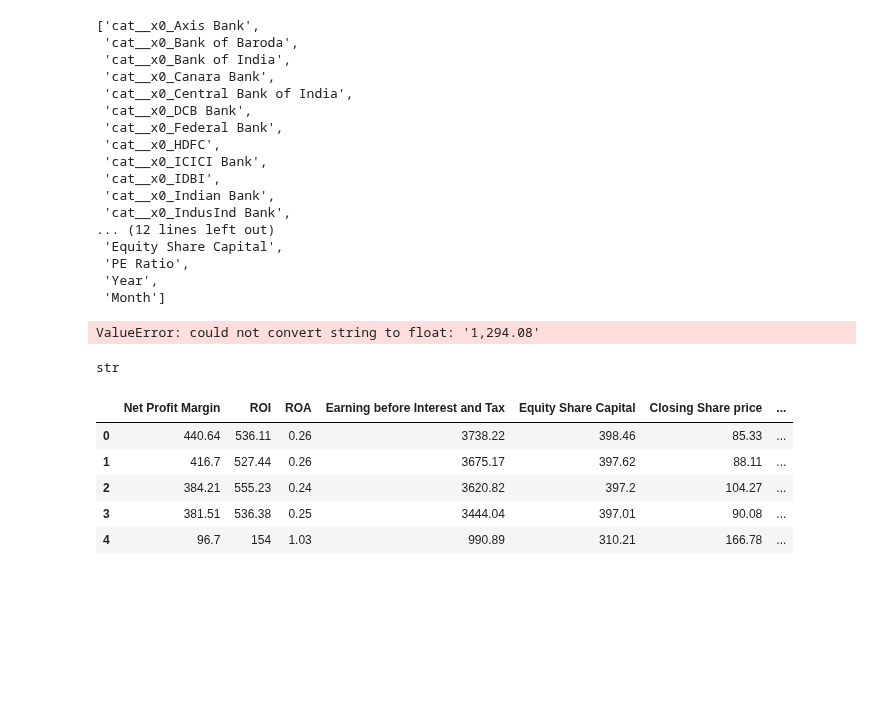
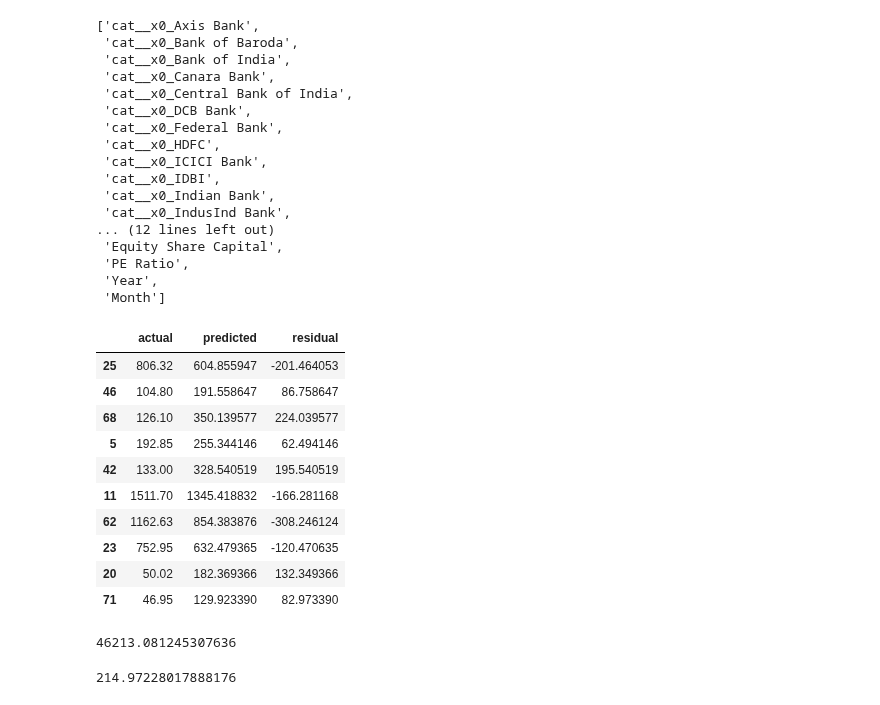
Before and after one commit to PranavChandra20/MLSL1, a Jupyter notebook: MLSL1-Updated.ipynb, the cells around one changed output. Cells and saved outputs as stored; diff of their text form; code cells hidden in the pictures; blank space fills up the shorter version.

```diff
--- a/MLSL1-Updated.ipynb
+++ b/MLSL1-Updated.ipynb
@@ -207,15 +228,22 @@ train_data['Net Profit Margin']=train_data['Net Profit Margin'].str.replace(',',
+# %%
+test_data['ROI']=test_data['ROI'].astype(str)
+test_data['ROA']=test_data['ROA'].astype(str)
+test_data['Earning before Interest and Tax']=test_data['Earning before Interest and Tax'].astype(str)
+test_data['Equity Share Capital']=test_data['Equity Share Capital'].astype(str)
+##test_data['Closing Share price']=test_data['Closing Share price'].astype(str)
+test_data['PE Ratio']=test_data['PE Ratio'].astype(str)
 # %%
-train_data['ROI']=train_data['ROI'].astype(str)
-train_data['ROA']=train_data['ROA'].astype(str)
-train_data['Earning before Interest and Tax']=train_data['Earning before Interest and Tax'].astype(str)
-train_data['Equity Share Capital']=train_data['Equity Share Capital'].astype(str)
-train_data['Closing Share price']=train_data['Closing Share price'].astype(str)
-train_data['PE Ratio']=train_data['PE Ratio'].astype(str)
+train_data['ROI']=train_data['ROI'].str.replace(',','')
+train_data['ROA']=train_data['ROA'].str.replace(',','')
+train_data['Earning before Interest and Tax']=train_data['Earning before Interest and Tax'].str.replace(',','')
+train_data['Equity Share Capital']=train_data['Equity Share Capital'].str.replace(',','')
+##train_data['Closing Share price']=train_data['Closing Share price'].str.replace(',','')
+train_data['PE Ratio']=train_data['PE Ratio'].str.replace(',','')
 # %%
-train_data['ROI']=train_data['ROI'].str.replace(',','')
-train_data['ROA']=train_data['ROA'].str.replace(',','')
-train_data['Earning before Interest and Tax']=train_data['Earning before Interest and Tax'].str.replace(',','')
-train_data['Equity Share Capital']=train_data['Equity Share Capital'].str.replace(',','')
-train_data['Closing Share price']=train_data['Closing Share price'].str.replace(',','')
-train_data['PE Ratio']=train_data['PE Ratio'].str.replace(',','')
+test_data['ROI']=test_data['ROI'].str.replace(',','')
+test_data['ROA']=test_data['ROA'].str.replace(',','')
+test_data['Earning before Interest and Tax']=test_data['Earning before Interest and Tax'].str.replace(',','')
+test_data['Equity Share Capital']=test_data['Equity Share Capital'].str.replace(',','')
+##test_data['Closing Share price']=test_data['Closing Share price'].str.replace(',','')
+test_data['PE Ratio']=test_data['PE Ratio'].str.replace(',','')
 # %%
@@ -312,19 +344,24 @@ final_feature_names
  'Year',
  'Month']
 # %%
+##predicting on test set
+
 y_pred = lreg_v1.predict(X_test)
-# %% [output]
-ValueError: could not convert string to float: '1,294.08'
-# %%
-type(test_data['Net Profit Margin'][0])
-# %% [output]
-str
-# %%
-test_data.head()
-# %% [output]
-|  | Net Profit Margin | ROI | ROA | Earning before Interest and Tax | Equity Share Capital | Closing Share price | ... |
-| 0 | 440.64 | 536.11 | 0.26 | 3738.22 | 398.46 | 85.33 | ... |
-| 1 | 416.7 | 527.44 | 0.26 | 3675.17 | 397.62 | 88.11 | ... |
-| 2 | 384.21 | 555.23 | 0.24 | 3620.82 | 397.2 | 104.27 | ... |
-| 3 | 381.51 | 536.38 | 0.25 | 3444.04 | 397.01 | 90.08 | ... |
-| 4 | 96.7 | 154 | 1.03 | 990.89 | 310.21 | 166.78 | ... |
+# %%
+y_df = pd.DataFrame({"actual": y_test,
+                     "predicted": y_pred,
+                     "residual": y_pred - y_test})
+# %%
+y_df.sample(10, random_state = 100)
+# %% [output]
+|  | actual | predicted | residual |
+| 25 | 806.32 | 604.855947 | -201.464053 |
+| 46 | 104.80 | 191.558647 | 86.758647 |
+| 68 | 126.10 | 350.139577 | 224.039577 |
+| 5 | 192.85 | 255.344146 | 62.494146 |
+| 42 | 133.00 | 328.540519 | 195.540519 |
+| 11 | 1511.70 | 1345.418832 | -166.281168 |
+| 62 | 1162.63 | 854.383876 | -308.246124 |
+| 23 | 752.95 | 632.479365 | -120.470635 |
+| 20 | 50.02 | 182.369366 | 132.349366 |
+| 71 | 46.95 | 129.923390 | 82.973390 |
@@ -330,0 +374,4 @@ test_data.head()
+# %%
+mse_v1
+# %% [output]
+46213.081245307636
@@ -330,0 +381,4 @@ test_data.head()
+# %%
+rmse_v1
+# %% [output]
+214.97228017888176
```
Also changed, not shown: parts of 30 cells of this notebook.
